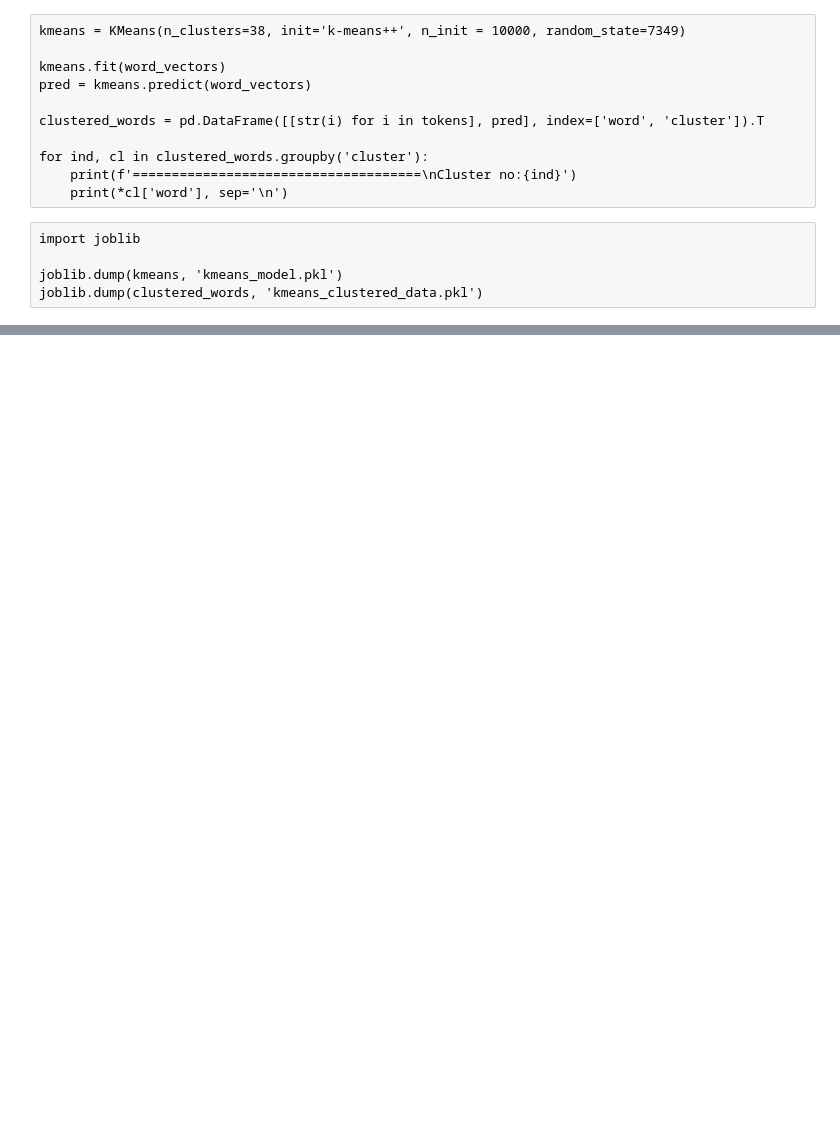
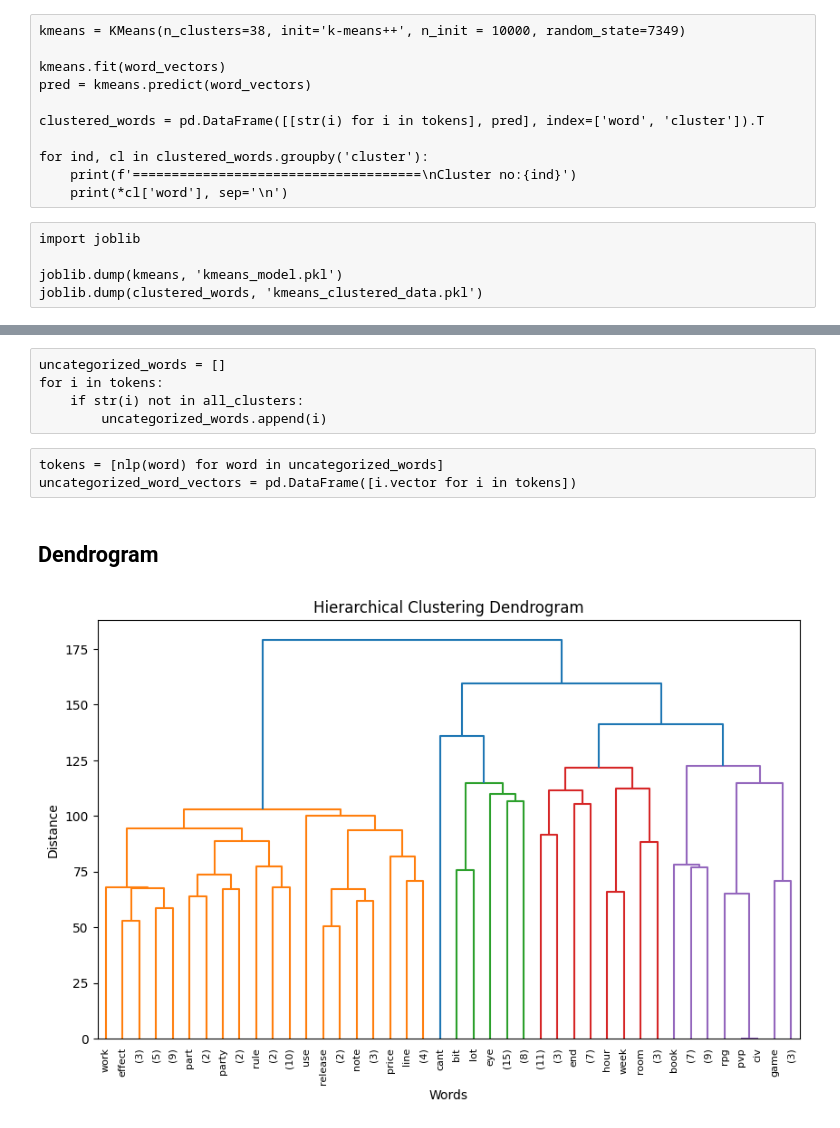
Before and after one commit to markrz12/aspect-based-opinion-mining, a Jupyter notebook: Mgr1.ipynb, the cells around one changed output, grey strips where cells are left out. Saved outputs shown, nothing was run; the diff lists cells and outputs as text; code cells hidden in the pictures; blank space fills up the shorter version.

```diff
--- a/Mgr1.ipynb
+++ b/Mgr1.ipynb
@@ -756,12 +753,0 @@ word_vectors = pd.DataFrame([i.vector for i in tokens])
-# %%
-inertias = []
-for i in range(1,40, 2):
-    kmeans = KMeans(n_clusters=i, init='k-means++', n_init = 100, random_state=3)
-    kmeans.fit(word_vectors)
-    inertias.append(kmeans.inertia_)
-
-plt.plot(range(1,40, 2), inertias, marker='o')
-plt.title('Elbow method')
-plt.xlabel('Number of clusters')
-plt.ylabel('Inertia')
-plt.show()
@@ -866,5 +781,0 @@ Game: ['game', 'gameplay', 'play', 'player', 'civ', 'pvp', 'rpg', 'playing', 'ga
-# %%
-uncategorized_words = []
-for i in tokens:
-    if str(i) not in all_clusters:
-        uncategorized_words.append(i)
@@ -902,0 +861,32 @@ word_vectors = pd.DataFrame([i.vector for i in tokens])
+# %% [raw]
+uncategorized_words = []
+for i in tokens:
+    if str(i) not in all_clusters:
+        uncategorized_words.append(i)
+# %% [raw]
+tokens = [nlp(word) for word in uncategorized_words]
+uncategorized_word_vectors = pd.DataFrame([i.vector for i in tokens])
+# %% [markdown]
+## Dendrogram
+# %%
+popular_words = word_counts[word_counts['count']>= 25]["word"].to_list()
+nlp = spacy.load('en_core_web_md')
+tokens = [nlp(word) for word in popular_words]
+word_vectors = pd.DataFrame([i.vector for i in tokens])
+# %%
+import pandas as pd
+import spacy
+from scipy.cluster.hierarchy import dendrogram, linkage
+import matplotlib.pyplot as plt
+
+
+Z = linkage(word_vectors.values, method='ward')
+
+plt.figure(figsize=(10,6))
+dendrogram(Z, p = 5, truncate_mode = "level", orientation='top', labels = popular_words, leaf_font_size = 8)
+plt.title('Hierarchical Clustering Dendrogram')
+plt.xlabel('Words')
+plt.ylabel('Distance')
+plt.show()
+# %% [output]
+[figure, added]
```
Also changed, not shown: parts of 43 cells of this notebook, 2 other files.
